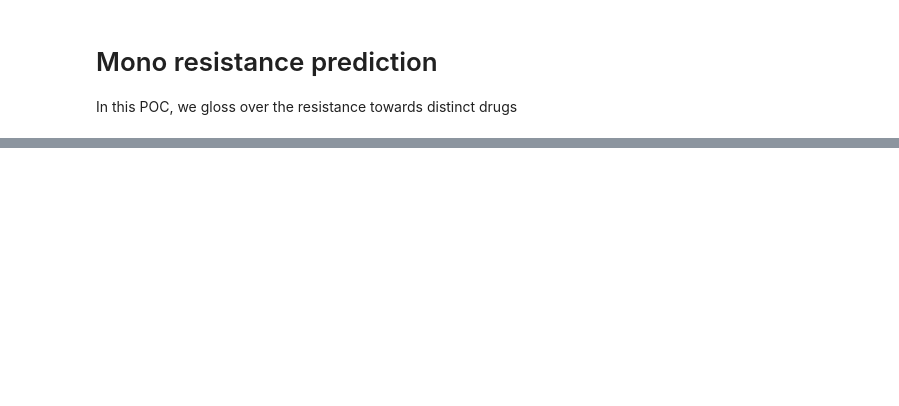
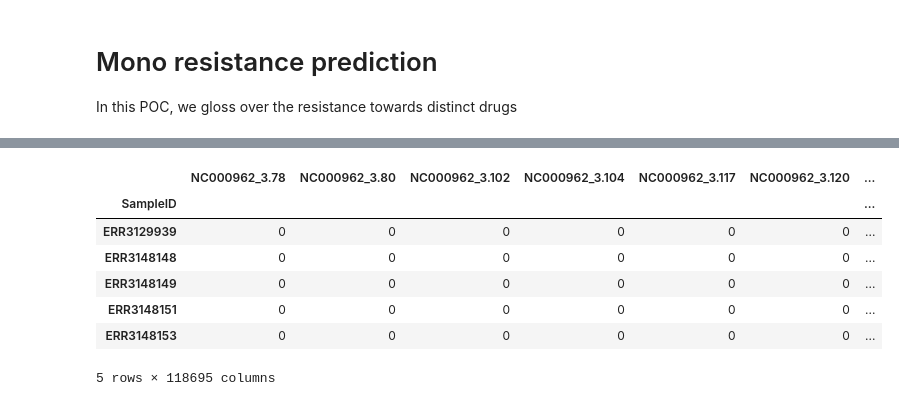
Before and after one commit to abhi18av/drug-resistance-prediction-cambiohack, a Jupyter notebook: src/notebooks/mono_resistance_analysis.ipynb, the cells around one changed output, grey strips where cells are left out. Cells and saved outputs as stored; diff of their text form; code cells hidden in the pictures; blank space fills up the shorter version.

Commit message:
update as per multi-label problem statement

```diff
--- a/src/notebooks/mono_resistance_analysis.ipynb
+++ b/src/notebooks/mono_resistance_analysis.ipynb
@@ -373,6 +139,0 @@ test_higgs.head()
-# %%
-# Identify predictors and response
-x = train.columns
-y = "isResistant"
-# y = "response"
-x.remove(y)
@@ -399,4 +139,0 @@ test[y] = test[y].asfactor()
-# %%
-for x in train.columns:
-    train[x] = train[x].asfactor()
-    train[y] = train[y].asfactor()
@@ -555,0 +156,7 @@ stackedensemble prediction progress: |██████████████
+# %%
+def binarize_multi_drug_resistance_vector(row):
+    try:
+        for resistance_status in row:
+            return 1 if resistance_status != '-' else 0
+    except:
+        pass
@@ -555,0 +187,5 @@ stackedensemble prediction progress: |██████████████
+# %%
+final_df[renamed_drug_columns_names] = final_df[renamed_drug_columns_names] \
+                                              .apply(lambda x : list(map(binarize_multi_drug_resistance_vector, x))) \
+                                              .fillna(0.0)
+final_df[renamed_drug_columns_names].head()
@@ -555,0 +201,13 @@ stackedensemble prediction progress: |██████████████
+# %%
+
+multi_resistance_df = final_df
+multi_resistance_df.head()
+# %% [output]
+|  | NC000962_3.78 | NC000962_3.80 | NC000962_3.102 | NC000962_3.104 | NC000962_3.117 | NC000962_3.120 | ... |
+| SampleID |  |  |  |  |  |  | ... |
+| ERR3129939 | 0 | 0 | 0 | 0 | 0 | 0 | ... |
+| ERR3148148 | 0 | 0 | 0 | 0 | 0 | 0 | ... |
+| ERR3148149 | 0 | 0 | 0 | 0 | 0 | 0 | ... |
+| ERR3148151 | 0 | 0 | 0 | 0 | 0 | 0 | ... |
+| ERR3148153 | 0 | 0 | 0 | 0 | 0 | 0 | ... |
+5 rows × 118695 columns
```
Also changed, not shown: parts of 48 cells of this notebook, 9 other files.
